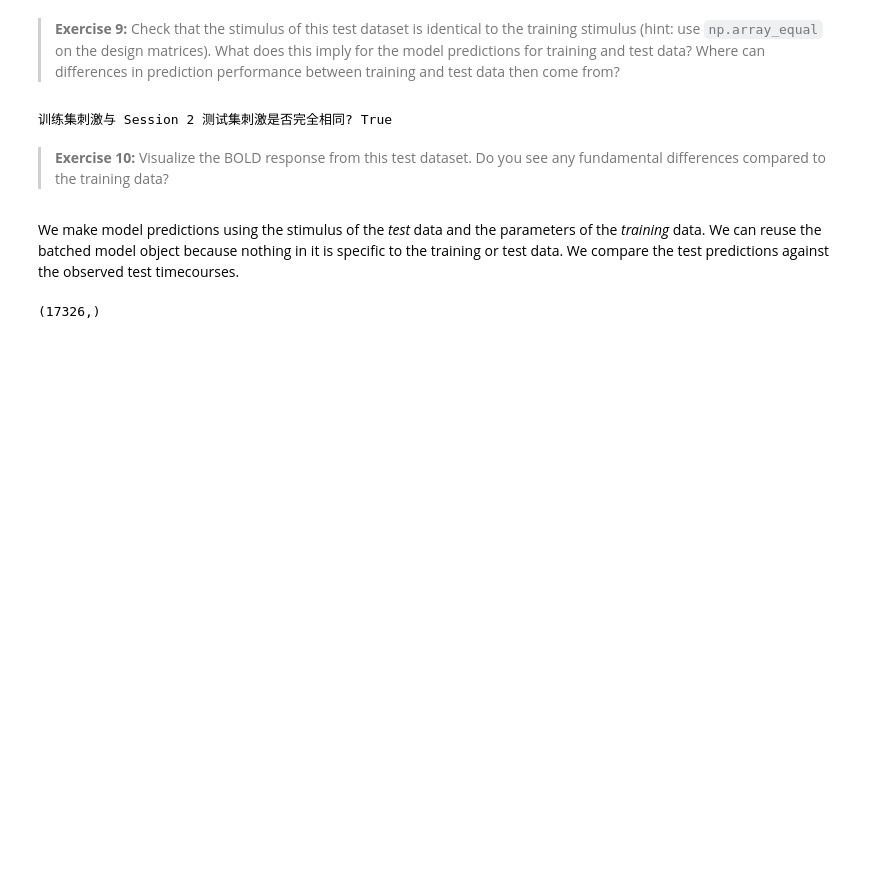
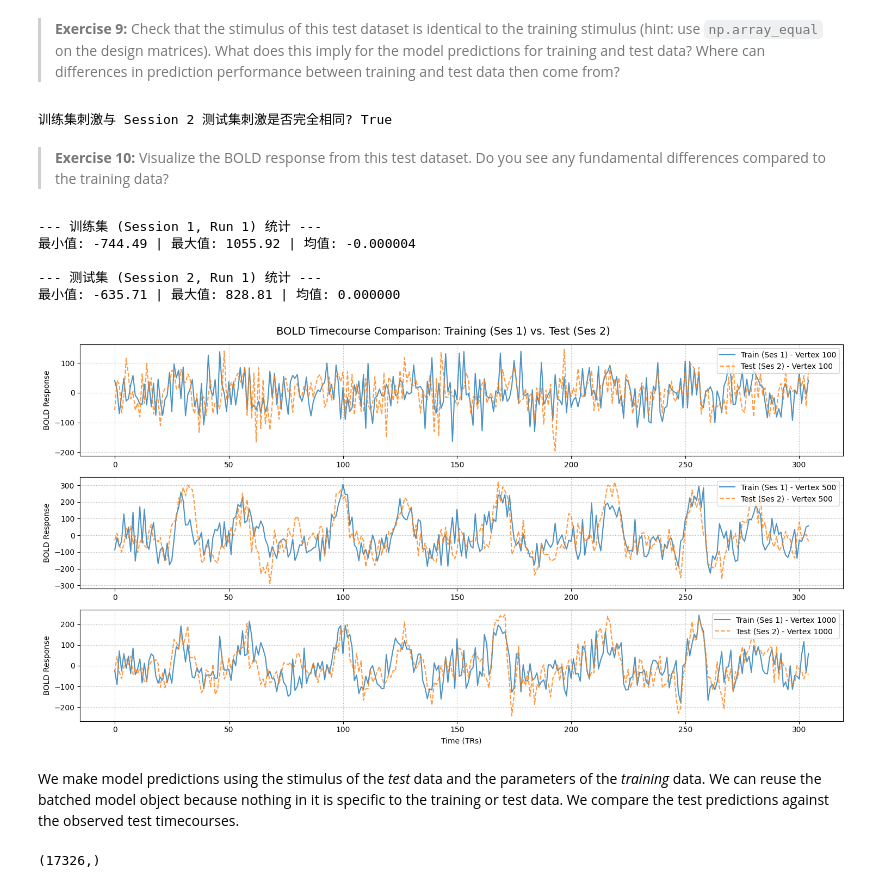
Before and after one commit to quailsir/Python, a Jupyter notebook: notebooks/workshop/02-prf-visual-fmri-cv.ipynb, the cells around one changed output. Saved outputs shown, nothing was run; the diff lists cells and outputs as text; code cells hidden in the pictures; blank space fills up the shorter version.

```diff
--- a/notebooks/workshop/02-prf-visual-fmri-cv.ipynb
+++ b/notebooks/workshop/02-prf-visual-fmri-cv.ipynb
@@ -496,7 +496,52 @@ print(f"训练集刺激与 Session 2 测试集刺激是否完全相同? {is_iden
 # %% [markdown]
 > **Exercise 10:** Visualize the BOLD response from this test dataset. Do you see any fundamental differences compared to the training data?
 # %%
-# Your code goes here
+# Exercise 10: 可视化测试集 BOLD 信号并与训练集进行对比
+import matplotlib.pyplot as plt
+import numpy as np
+
+# 由于运行环境重启可能丢失变量，在此重新加载并定义所需的数据
+roi_index = dataset_train.roi_index
+response_train = dataset_train.response
+response_test_ses = dataset_test_ses.response
+
+# 重新定义有效顶点的掩码（V1, V2, V3 且信号标准差大于 0）
+response_is_valid = (roi_index > 0) & (response_train.std(axis=1) > 0.0)
+
+# 提取训练集与测试集的有效顶点时间序列
+response_train_valid = response_train[response_is_valid]
+response_test_ses_valid = response_test_ses[response_is_valid]
+
+# 1. 打印测试集（Session 2）与训练集（Session 1）的基本统计量对比
+print("--- 训练集 (Session 1, Run 1) 统计 --- ")
+print(f"最小值: {response_train_valid.min():.2f} | 最大值: {response_train_valid.max():.2f} | 均值: {response_train_valid.mean():.6f}")
+
+print("\n--- 测试集 (Session 2, Run 1) 统计 ---")
+print(f"最小值: {response_test_ses_valid.min():.2f} | 最大值: {response_test_ses_valid.max():.2f} | 均值: {response_test_ses_valid.mean():.6f}")
+
+# 2. 选取 3 个相同的视觉顶点，对比它们在两个 Session 中的 BOLD 信号时间序列
+plt.figure(figsize=(15, 8))
+sample_indices = [100, 500, 1000] # 挑选三个有效顶点的索引
+
+for i, idx in enumerate(sample_indices):
+    plt.subplot(3, 1, i + 1)
+    plt.plot(response_train_valid[idx], label=f"Train (Ses 1) - Vertex {idx}", color="tab:blue", alpha=0.8)
+    plt.plot(response_test_ses_valid[idx], label=f"Test (Ses 2) - Vertex {idx}", color="tab:orange", alpha=0.8, linestyle="--")
+    plt.ylabel("BOLD Response")
+    plt.legend(loc="upper right")
+    plt.grid(True, linestyle=":")
+
+plt.xlabel("Time (TRs)")
+plt.suptitle("BOLD Timecourse Comparison: Training (Ses 1) vs. Test (Ses 2)", fontsize=14)
+plt.tight_layout()
+plt.show()
+# %% [output]
+--- 训练集 (Session 1, Run 1) 统计 ---
+最小值: -744.49 | 最大值: 1055.92 | 均值: -0.000004
+
+--- 测试集 (Session 2, Run 1) 统计 ---
+最小值: -635.71 | 最大值: 828.81 | 均值: 0.000000
+[figure, added]
 # %% [markdown]
 We make model predictions using the stimulus of the *test* data and the parameters of the *training* data. We can reuse the batched model object because nothing in it is specific to the training or test data. We compare the test predictions against the observed test timecourses.
 # %%
```
Also changed, not shown: parts of 1 cell of this notebook.
